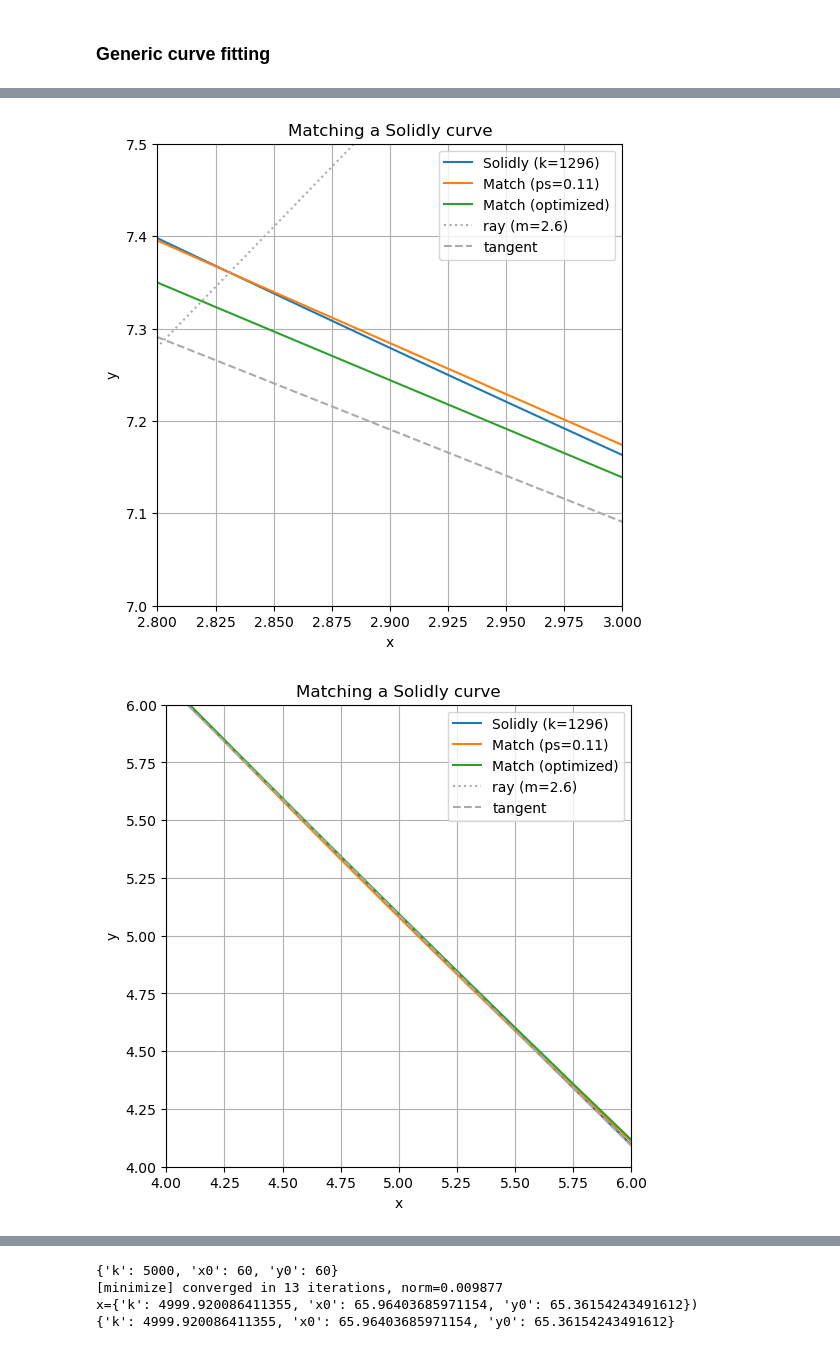
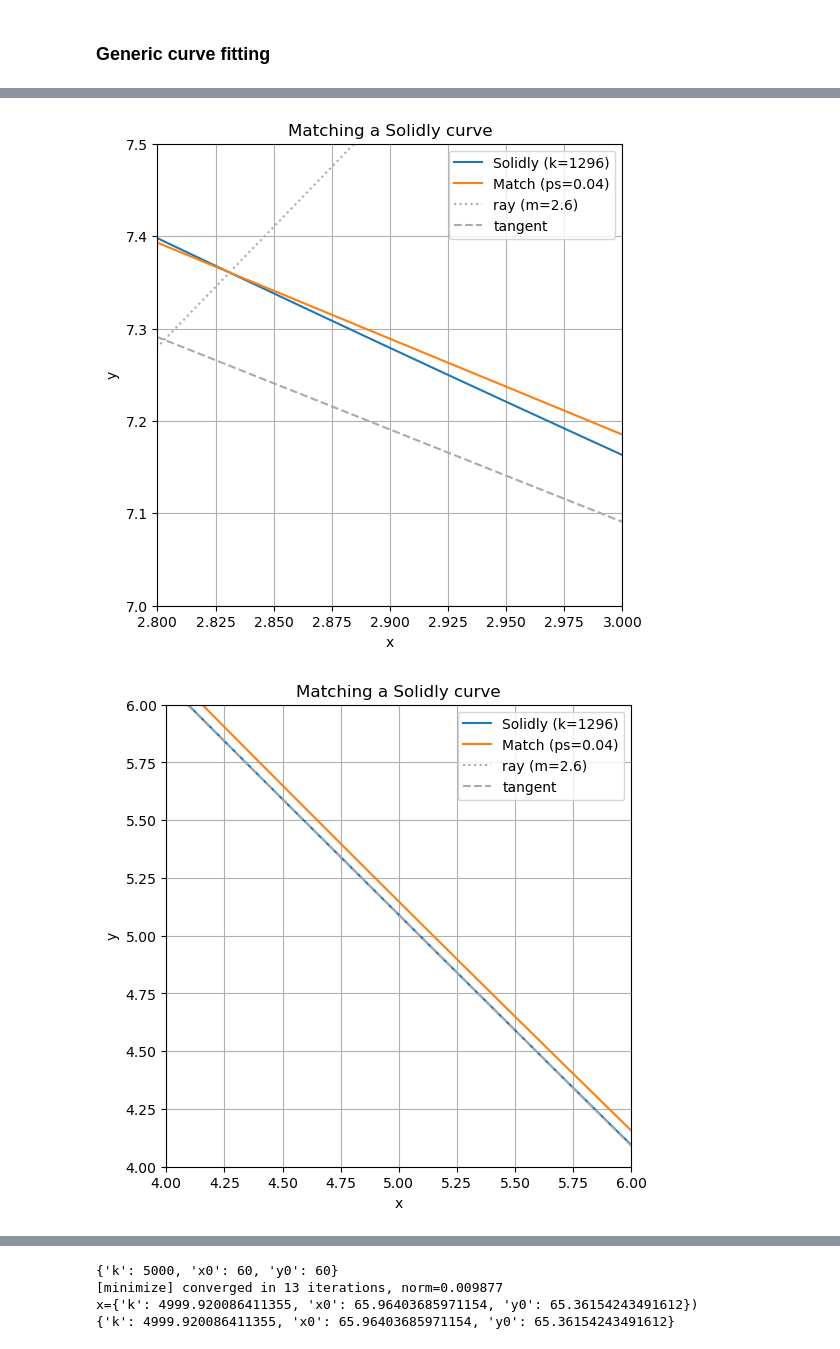
Before and after one commit to 1deven386/fastlane-bot, a Jupyter notebook: resources/analysis/202401 Solidly/202401 Solidly-2.ipynb, the cells around one changed output, grey strips where cells are left out. Drawn from its saved outputs; the diff is of its cells as text; code cells hidden in the pictures.

```diff
--- a/resources/analysis/202401 Solidly/202401 Solidly-2.ipynb
+++ b/resources/analysis/202401 Solidly/202401 Solidly-2.ipynb
@@ -403,7 +402,7 @@ yp_solidly_v = [y_fv.p(xx) for xx in x_v]
 ya = y_f(x_min)
 
 # constant product
-ps=0.11
+ps=0.04
 params_opt_L2s = {'k': 4999.920086411355, 'x0': 65.96403685971154, 'y0': 65.36154243491612}
 params_opt = {'k': 4999.920086411355, 'x0': 65.96403685971154, 'y0': 65.36154243491612}
 match_fv = fv_template.wrap(f.LCPMM.from_xpxp(xa=x_min, xb=x_max, pa=1+ps, pb=1-ps, ya=ya))
@@ -426,7 +425,7 @@ yy_tang_v = [C*kk - (xx-C*kk) for xx in x_v]
 # plot 1
 plt.plot(x_v, yy_solidly_v, label=f"Solidly (k={k})")
 plt.plot(x_v, yy_match_v, label=f"Match (ps={ps})")
-plt.plot(x_v, yy_match_opt_v, label=f"Match (optimized)")
+#plt.plot(x_v, yy_match_opt_v, label=f"Match (optimized)")
 plt.plot(x_v, yy_ray1_v, marker=None, linestyle='dotted', color="#aaa", label=f"ray (m={mm})")
 plt.plot(x_v, yy_ray2_v, marker=None, linestyle='dotted', color="#aaa")
 plt.plot(x_v, yy_tang_v, marker=None, linestyle='--', color="#aaa", label="tangent")
@@ -443,7 +442,7 @@ plt.show()
 # plot 2
 plt.plot(x_v, yy_solidly_v, label=f"Solidly (k={k})")
 plt.plot(x_v, yy_match_v, label=f"Match (ps={ps})")
-plt.plot(x_v, yy_match_opt_v, label=f"Match (optimized)")
+#plt.plot(x_v, yy_match_opt_v, label=f"Match (optimized)")
 plt.plot(x_v, yy_ray1_v, marker=None, linestyle='dotted', color="#aaa", label=f"ray (m={mm})")
 plt.plot(x_v, yy_ray2_v, marker=None, linestyle='dotted', color="#aaa")
 plt.plot(x_v, yy_tang_v, marker=None, linestyle='--', color="#aaa", label="tangent")
@@ -460,7 +459,7 @@ plt.show()
 # plot 3
 plt.plot(x_v, yy_solidly_v, label=f"Solidly (k={k})")
 plt.plot(x_v, yy_match_v, label=f"Match (ps={ps})")
-plt.plot(x_v, yy_match_opt_v, label=f"Match (optimized)")
+#plt.plot(x_v, yy_match_opt_v, label=f"Match (optimized)")
 plt.plot(x_v, yy_ray1_v, marker=None, linestyle='dotted', color="#aaa", label=f"ray (m={mm})")
 plt.plot(x_v, yy_ray2_v, marker=None, linestyle='dotted', color="#aaa")
 plt.plot(x_v, yy_tang_v, marker=None, linestyle='--', color="#aaa", label="tangent")
@@ -477,7 +476,7 @@ plt.show()
 # plot 4
 plt.plot(x_v, yy_solidly_v, label=f"Solidly (k={k})")
 plt.plot(x_v, yy_match_v, label=f"Match (ps={ps})")
-plt.plot(x_v, yy_match_opt_v, label=f"Match (optimized)")
+#plt.plot(x_v, yy_match_opt_v, label=f"Match (optimized)")
 plt.plot(x_v, yy_ray1_v, marker=None, linestyle='dotted', color="#aaa", label=f"ray (m={mm})")
 plt.plot(x_v, yy_ray2_v, marker=None, linestyle='dotted', color="#aaa")
 plt.plot(x_v, yy_tang_v, marker=None, linestyle='--', color="#aaa", label="tangent")
@@ -496,5 +495,5 @@ plt.show()
-[figure, old version]
+[figure, new version]
-[figure, old version]
+[figure, new version]
 # %%
 # plot 1
 plt.plot(x_v, yp_solidly_v, label=f"Solidly (k={k})")
```
Also changed, not shown: parts of 5 cells of this notebook, 1 other file.
